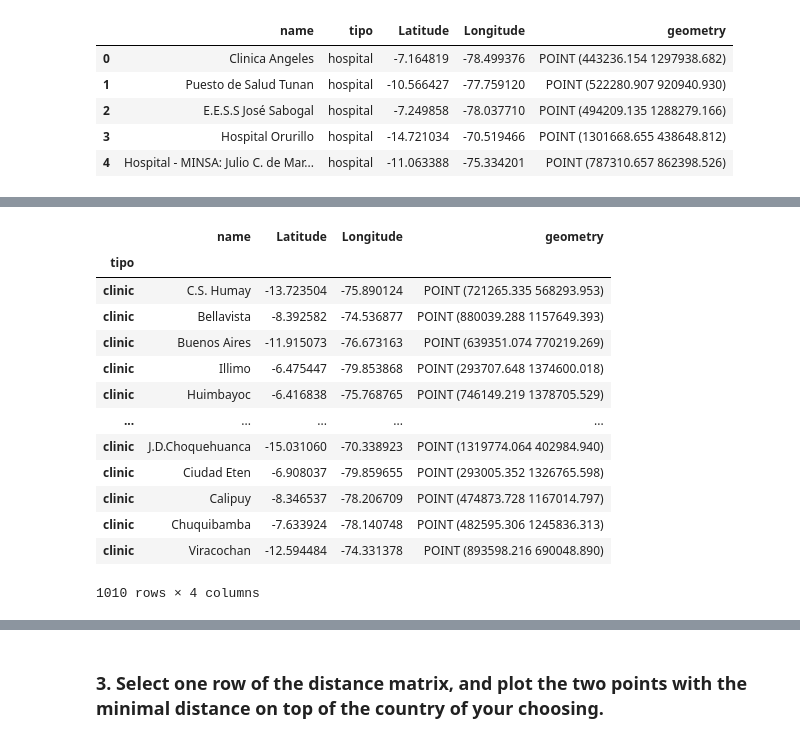
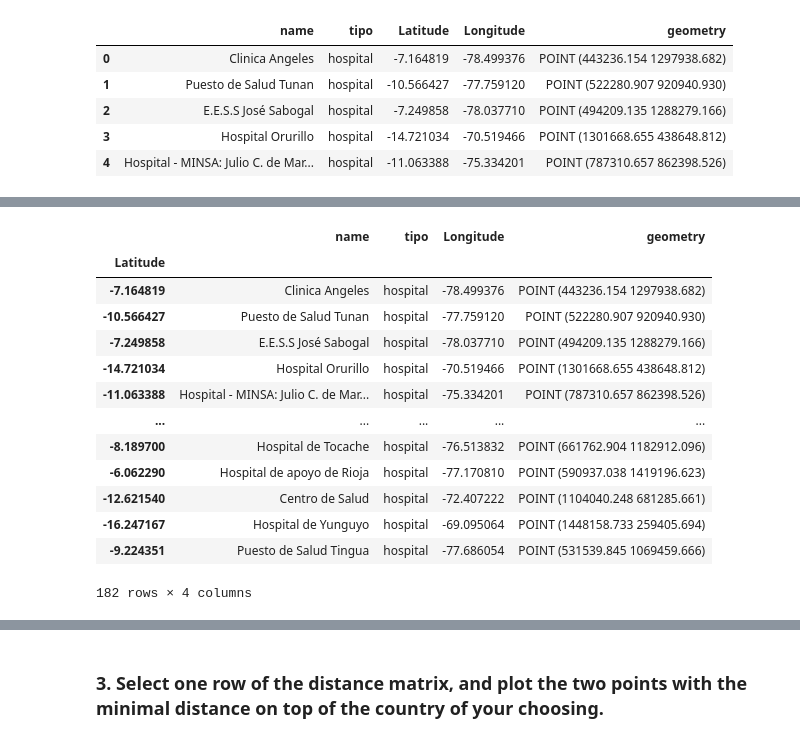
Before and after one commit to IntroSpatialDataScience/MiningGDF_Project1, a Jupyter notebook: Ev-p1.ipynb, the cells around one changed output, grey strips where cells are left out. Drawn from its saved outputs; the diff is of its cells as text; code cells hidden in the pictures.

```diff
--- a/Ev-p1.ipynb
+++ b/Ev-p1.ipynb
@@ -248,20 +245,20 @@ seaPortName
 | Paita | Peru | -5.083333 | -81.116667 | POINT (153876.998 1528536.133) |
 # %%
-hospital_loc = health_hospital.set_index('tipo')
-hospital_loc
+hospName = hospital_24891.set_index('Latitude')
+hospName
 # %% [output]
-|  | name | Latitude | Longitude | geometry |
-| tipo |  |  |  |  |
-| clinic | C.S. Humay | -13.723504 | -75.890124 | POINT (721265.335 568293.953) |
-| clinic | Bellavista | -8.392582 | -74.536877 | POINT (880039.288 1157649.393) |
-| clinic | Buenos Aires | -11.915073 | -76.673163 | POINT (639351.074 770219.269) |
-| clinic | Illimo | -6.475447 | -79.853868 | POINT (293707.648 1374600.018) |
-| clinic | Huimbayoc | -6.416838 | -75.768765 | POINT (746149.219 1378705.529) |
+|  | name | tipo | Longitude | geometry |
+| Latitude |  |  |  |  |
+| -7.164819 | Clinica Angeles | hospital | -78.499376 | POINT (443236.154 1297938.682) |
+| -10.566427 | Puesto de Salud Tunan | hospital | -77.759120 | POINT (522280.907 920940.930) |
+| -7.249858 | E.E.S.S José Sabogal | hospital | -78.037710 | POINT (494209.135 1288279.166) |
+| -14.721034 | Hospital Orurillo | hospital | -70.519466 | POINT (1301668.655 438648.812) |
+| -11.063388 | Hospital - MINSA: Julio C. de Mar... | hospital | -75.334201 | POINT (787310.657 862398.526) |
 | ... | ... | ... | ... | ... |
-| clinic | J.D.Choquehuanca | -15.031060 | -70.338923 | POINT (1319774.064 402984.940) |
-| clinic | Ciudad Eten | -6.908037 | -79.859655 | POINT (293005.352 1326765.598) |
-| clinic | Calipuy | -8.346537 | -78.206709 | POINT (474873.728 1167014.797) |
-| clinic | Chuquibamba | -7.633924 | -78.140748 | POINT (482595.306 1245836.313) |
-| clinic | Viracochan | -12.594484 | -74.331378 | POINT (893598.216 690048.890) |
+| -8.189700 | Hospital de Tocache | hospital | -76.513832 | POINT (661762.904 1182912.096) |
+| -6.062290 | Hospital de apoyo de Rioja | hospital | -77.170810 | POINT (590937.038 1419196.623) |
+| -12.621540 | Centro de Salud | hospital | -72.407222 | POINT (1104040.248 681285.661) |
+| -16.247167 | Hospital de Yunguyo | hospital | -69.095064 | POINT (1448158.733 259405.694) |
+| -9.224351 | Puesto de Salud Tingua | hospital | -77.686054 | POINT (531539.845 1069459.666) |
-1010 rows × 4 columns
+182 rows × 4 columns
 # %%
```
Also changed, not shown: parts of 20 cells of this notebook.
